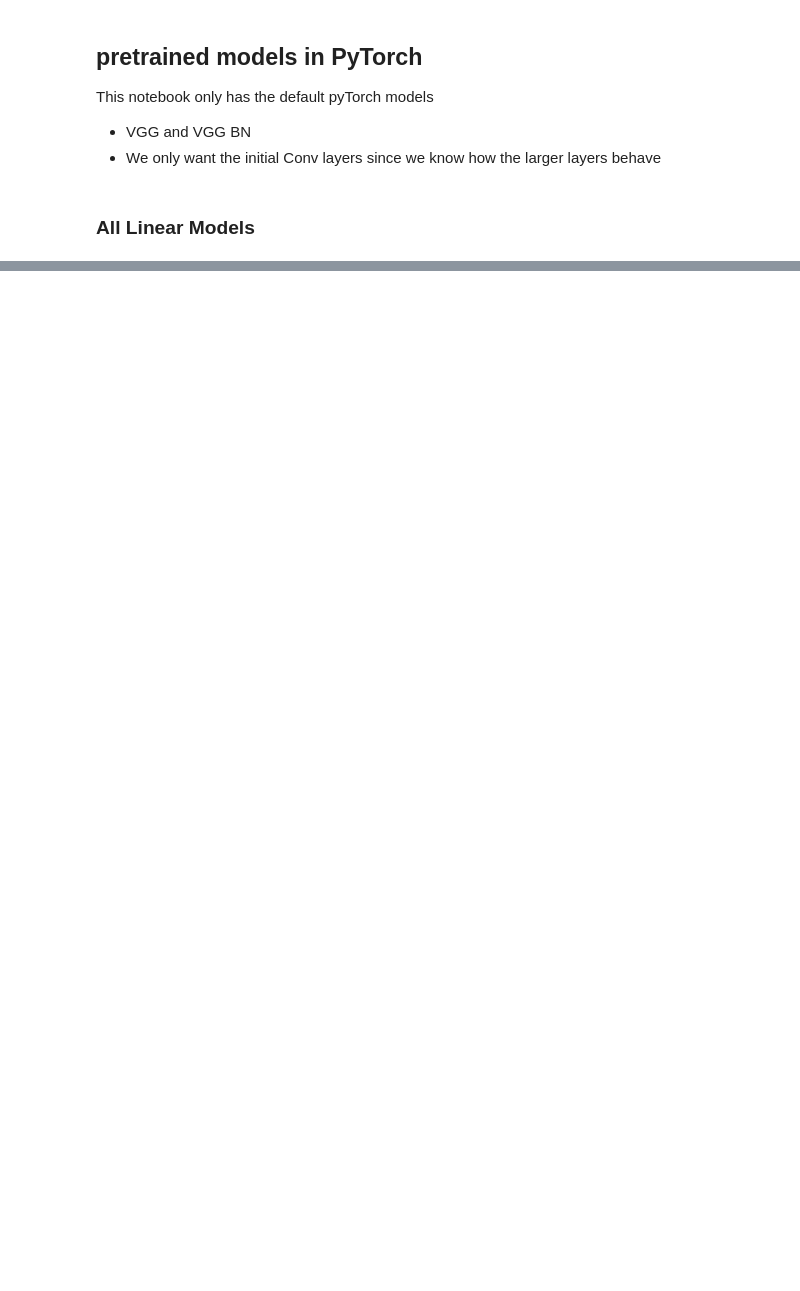
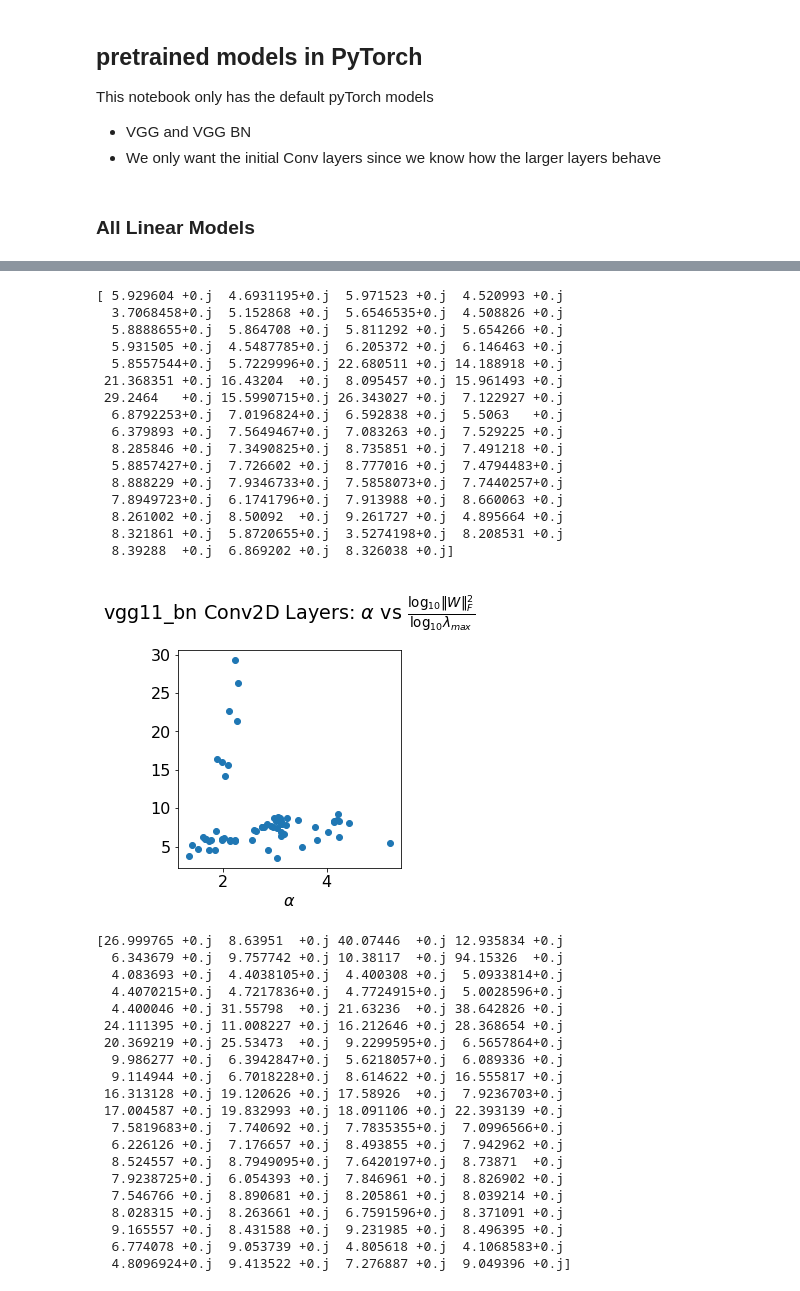
Before and after one commit to CalculatedContent/PredictingTestAccuracies, a Jupyter notebook: pyTorch-models-VGG-drilldown.ipynb, the cells around one changed output, grey strips where cells are left out. Saved outputs shown, nothing was run; the diff lists cells and outputs as text; code cells hidden in the pictures; blank space fills up the shorter version.

```diff
--- a/pyTorch-models-VGG-drilldown.ipynb
+++ b/pyTorch-models-VGG-drilldown.ipynb
@@ -310,12 +87,0 @@ plot_each_alpha_lognorm(alphas, logNorm2s, lmaxs, title="VGG Models")
-# %%
-plt.rcParams['figure.figsize'] = [5,5]
-
-def plot_each_alpha_relation(alphas, logNorm2s, lmaxs, title=""):
-    for model_name in alphas:
-        log_nrm = np.array(logNorm2s[model_name])
-        log_lmax = np.log10(np.array(lmaxs[model_name]))
-        alpha = np.array(alphas[model_name])
-        plt.scatter(alpha*log_lmax, log_nrm, label=model_name)
-        plt.title(model_name+r": $\alpha\;\log\;\lambda_{max}$ vs $\log\;\Vert\mathbf{W}\Vert^{2}$")
-        plt.legend()
-        plt.show()
@@ -496,0 +386,49 @@ plot_weighgted_alpha(alphas, lmaxs, title="VGG Models")
+# %%
+for model_name in alphas.keys():
+    x = alphas[model_name]
+    y = np.divide( 2.0*np.log10(norms[model_name]) , np.log10(lmaxs[model_name]) )
+    print(y)
+    plt.scatter(x,y,label=model_name )
+
+    plt.title(model_name+r" Conv2D Layers: $\alpha$ vs $\frac{\log_{10}\Vert W\Vert^{2}_{F}}{\log_{10}\lambda_{max}}$"+"\n")
+    plt.xlabel(r"$\alpha$")
+    plt.show()
+#plt.legend()
+# %% [output]
+[ 5.929604 +0.j  4.6931195+0.j  5.971523 +0.j  4.520993 +0.j
+  3.7068458+0.j  5.152868 +0.j  5.6546535+0.j  4.508826 +0.j
+  5.8888655+0.j  5.864708 +0.j  5.811292 +0.j  5.654266 +0.j
+  5.931505 +0.j  4.5487785+0.j  6.205372 +0.j  6.146463 +0.j
+  5.8557544+0.j  5.7229996+0.j 22.680511 +0.j 14.188918 +0.j
+ 21.368351 +0.j 16.43204  +0.j  8.095457 +0.j 15.961493 +0.j
+ 29.2464   +0.j 15.5990715+0.j 26.343027 +0.j  7.122927 +0.j
+  6.8792253+0.j  7.0196824+0.j  6.592838 +0.j  5.5063   +0.j
+  6.379893 +0.j  7.5649467+0.j  7.083263 +0.j  7.529225 +0.j
+  8.285846 +0.j  7.3490825+0.j  8.735851 +0.j  7.491218 +0.j
+  5.8857427+0.j  7.726602 +0.j  8.777016 +0.j  7.4794483+0.j
+  8.888229 +0.j  7.9346733+0.j  7.5858073+0.j  7.7440257+0.j
+  7.8949723+0.j  6.1741796+0.j  7.913988 +0.j  8.660063 +0.j
+  8.261002 +0.j  8.50092  +0.j  9.261727 +0.j  4.895664 +0.j
+  8.321861 +0.j  5.8720655+0.j  3.5274198+0.j  8.208531 +0.j
+  8.39288  +0.j  6.869202 +0.j  8.326038 +0.j]
+[figure, added]
+[26.999765 +0.j  8.63951  +0.j 40.07446  +0.j 12.935834 +0.j
+  6.343679 +0.j  9.757742 +0.j 10.38117  +0.j 94.15326  +0.j
+  4.083693 +0.j  4.4038105+0.j  4.400308 +0.j  5.0933814+0.j
+  4.4070215+0.j  4.7217836+0.j  4.7724915+0.j  5.0028596+0.j
+  4.400046 +0.j 31.55798  +0.j 21.63236  +0.j 38.642826 +0.j
+ 24.111395 +0.j 11.008227 +0.j 16.212646 +0.j 28.368654 +0.j
+ 20.369219 +0.j 25.53473  +0.j  9.2299595+0.j  6.5657864+0.j
+  9.986277 +0.j  6.3942847+0.j  5.6218057+0.j  6.089336 +0.j
+  9.114944 +0.j  6.7018228+0.j  8.614622 +0.j 16.555817 +0.j
+ 16.313128 +0.j 19.120626 +0.j 17.58926  +0.j  7.9236703+0.j
+ 17.004587 +0.j 19.832993 +0.j 18.091106 +0.j 22.393139 +0.j
+  7.5819683+0.j  7.740692 +0.j  7.7835355+0.j  7.0996566+0.j
+  6.226126 +0.j  7.176657 +0.j  8.493855 +0.j  7.942962 +0.j
+  8.524557 +0.j  8.7949095+0.j  7.6420197+0.j  8.73871  +0.j
+  7.9238725+0.j  6.054393 +0.j  7.846961 +0.j  8.826902 +0.j
+  7.546766 +0.j  8.890681 +0.j  8.205861 +0.j  8.039214 +0.j
+  8.028315 +0.j  8.263661 +0.j  6.7591596+0.j  8.371091 +0.j
+  9.165557 +0.j  8.431588 +0.j  9.231985 +0.j  8.496395 +0.j
+  6.774078 +0.j  9.053739 +0.j  4.805618 +0.j  4.1068583+0.j
+  4.8096924+0.j  9.413522 +0.j  7.276887 +0.j  9.049396 +0.j]
```
Also changed, not shown: parts of 35 cells of this notebook, 1 other file.
